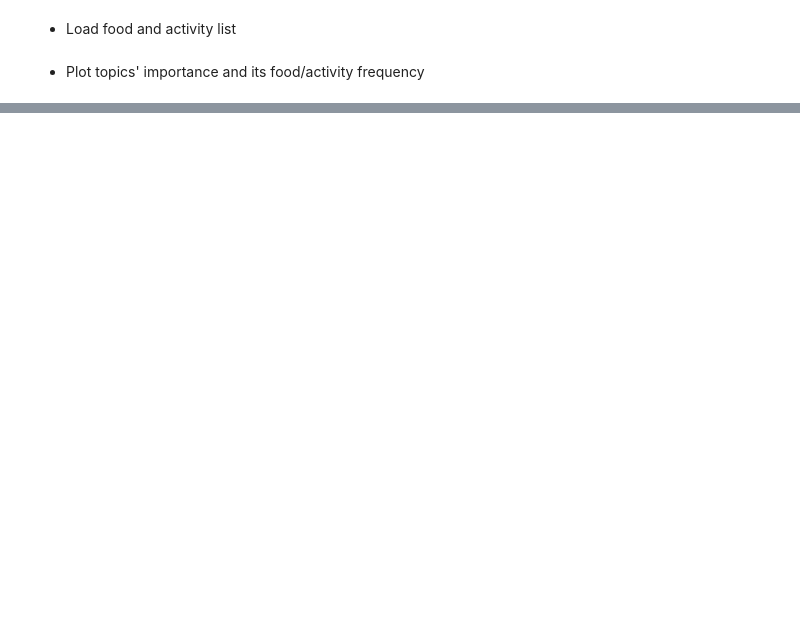
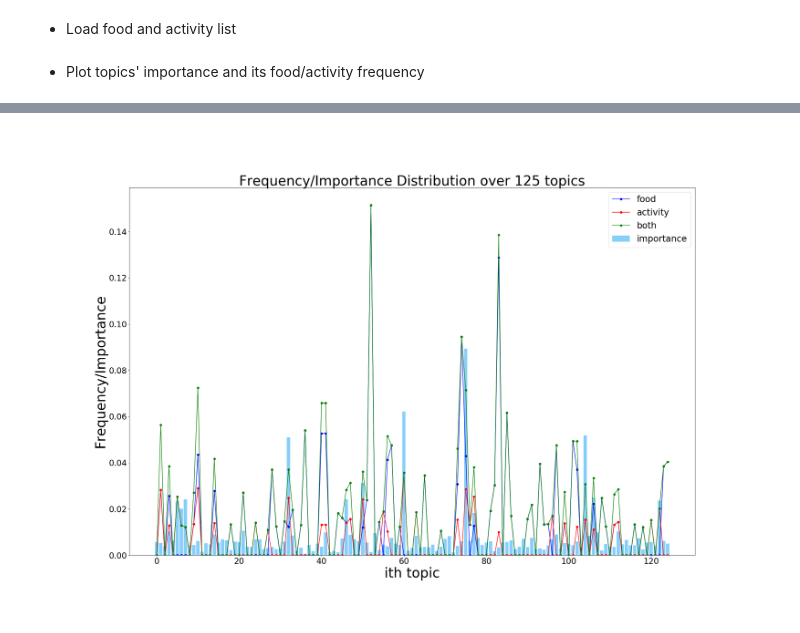
Before and after one commit to DrRadan/TwitterHealth, a Jupyter notebook: notebooks/Activity_Classifier_Random_Forest_new.ipynb, the cells around one changed output, grey strips where cells are left out. Saved outputs shown, nothing was run; the diff lists cells and outputs as text; code cells hidden in the pictures; blank space fills up the shorter version.

```diff
--- a/notebooks/Activity_Classifier_Random_Forest_new.ipynb
+++ b/notebooks/Activity_Classifier_Random_Forest_new.ipynb
@@ -326,0 +344,6 @@ plt.show()
+# %%
+# activity plot
+from IPython.display import Image
+Image(filename='feature_importance_activity.png')
+# %% [output]
+[figure, added]
```
Also changed, not shown: parts of 11 cells of this notebook, 2 other files.
